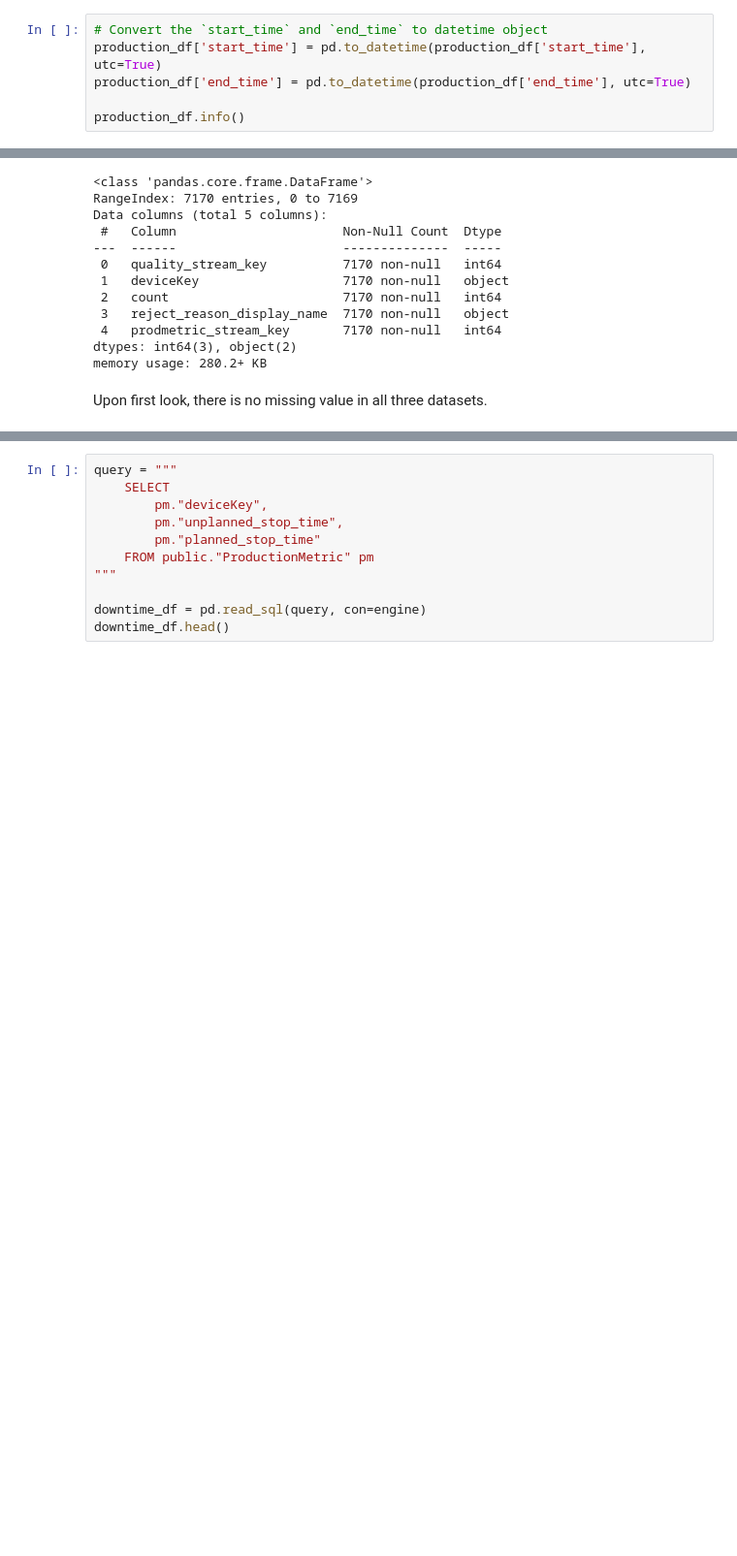
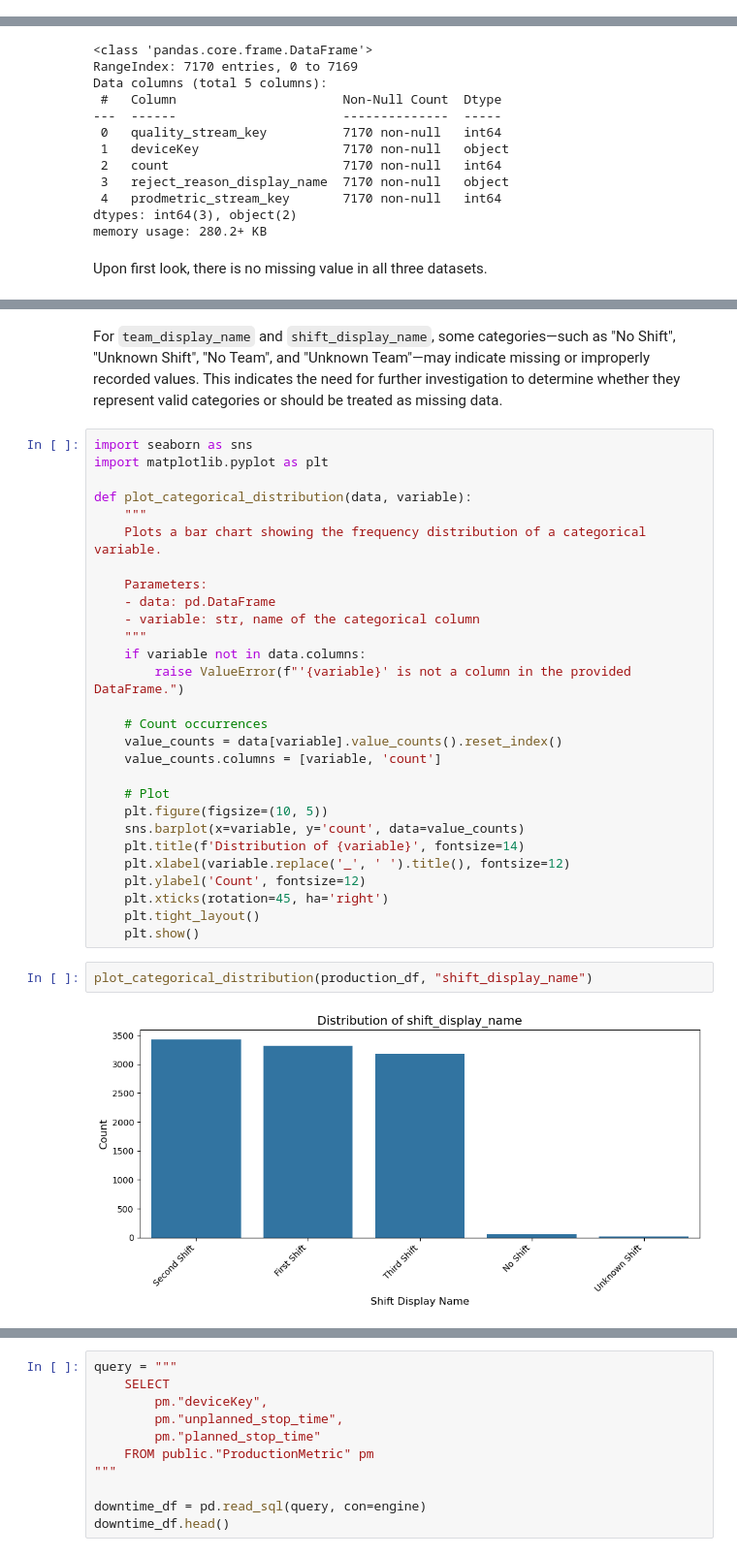
Before and after one commit to carrieyxia/BeerBo_Printing, a Jupyter notebook: manufacturing_analytics.ipynb, the cells around one changed output, grey strips where cells are left out. Shown: that part at 97% size. Drawn from its saved outputs; the diff is of its cells as text; blank space fills up the shorter version.

```diff
--- a/manufacturing_analytics.ipynb
+++ b/manufacturing_analytics.ipynb
@@ -121,9 +127,3 @@ dtypes: float64(5), int64(3), object(10)
 memory usage: 1.4+ MB
 # %% [markdown]
 `start_time` and `end_time` need to be in datetime format.
-# %%
-# Convert the `start_time` and `end_time` to datetime object
-production_df['start_time'] = pd.to_datetime(production_df['start_time'], utc=True)
-production_df['end_time'] = pd.to_datetime(production_df['end_time'], utc=True)
-
-production_df.info()
@@ -168,0 +189,34 @@ quality_df.to_sql('Quality', engine, index=False, if_exists='replace')
+# %% [markdown]
+For `team_display_name` and `shift_display_name`, some categories—such as "No Shift", "Unknown Shift", "No Team", and "Unknown Team"—may indicate missing or improperly recorded values. This indicates the need for further investigation to determine whether they represent valid categories or should be treated as missing data.
+# %%
+import seaborn as sns
+import matplotlib.pyplot as plt
+
+def plot_categorical_distribution(data, variable):
+    """
+    Plots a bar chart showing the frequency distribution of a categorical variable.
+
+    Parameters:
+    - data: pd.DataFrame
+    - variable: str, name of the categorical column
+    """
+    if variable not in data.columns:
+        raise ValueError(f"'{variable}' is not a column in the provided DataFrame.")
+
+    # Count occurrences
+    value_counts = data[variable].value_counts().reset_index()
+    value_counts.columns = [variable, 'count']
+
+    # Plot
+    plt.figure(figsize=(10, 5))
+    sns.barplot(x=variable, y='count', data=value_counts)
+    plt.title(f'Distribution of {variable}', fontsize=14)
+    plt.xlabel(variable.replace('_', ' ').title(), fontsize=12)
+    plt.ylabel('Count', fontsize=12)
+    plt.xticks(rotation=45, ha='right')
+    plt.tight_layout()
+    plt.show()
+# %%
+plot_categorical_distribution(production_df, "shift_display_name")
+# %% [output]
+[figure, added]
```
Also changed, not shown: parts of 42 cells of this notebook.
